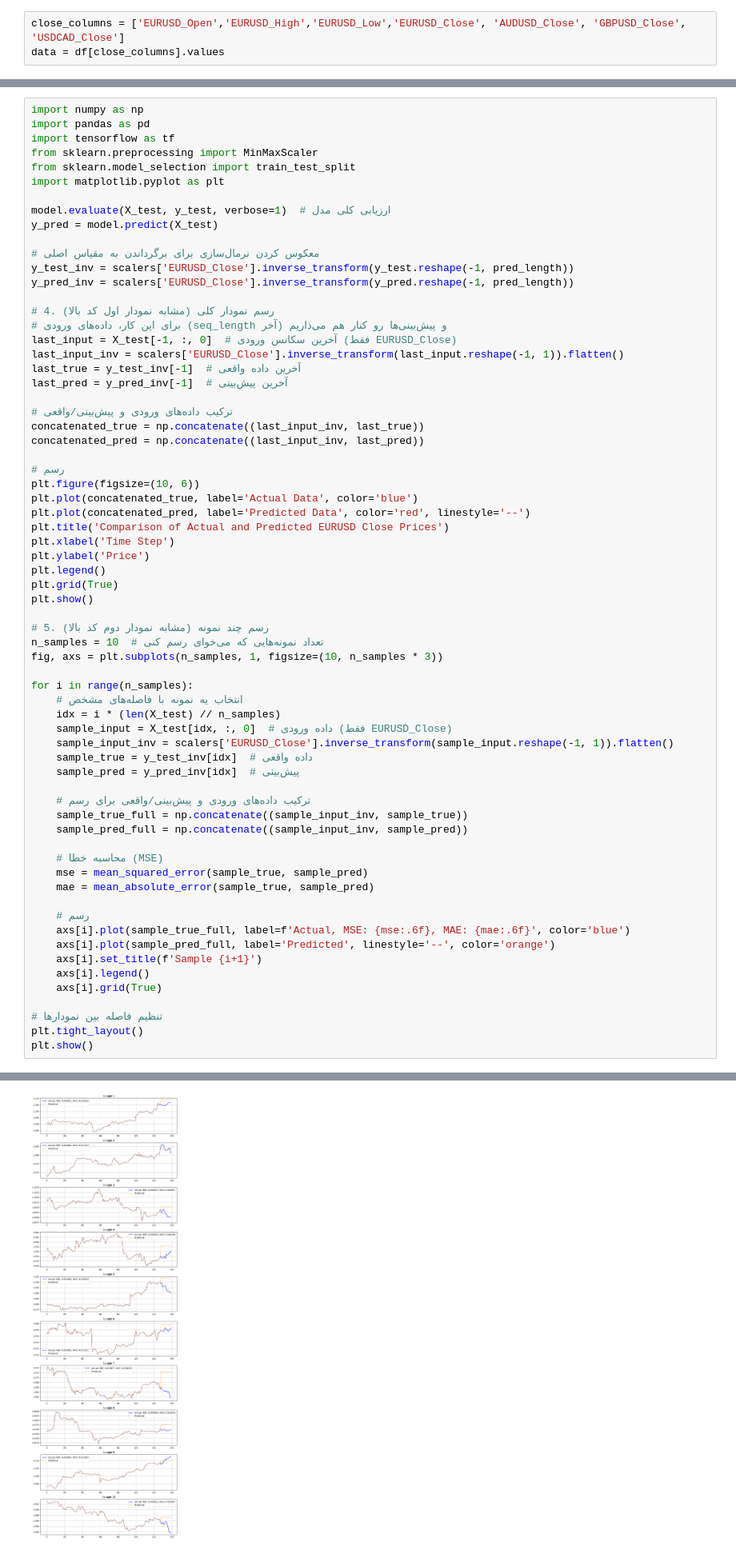
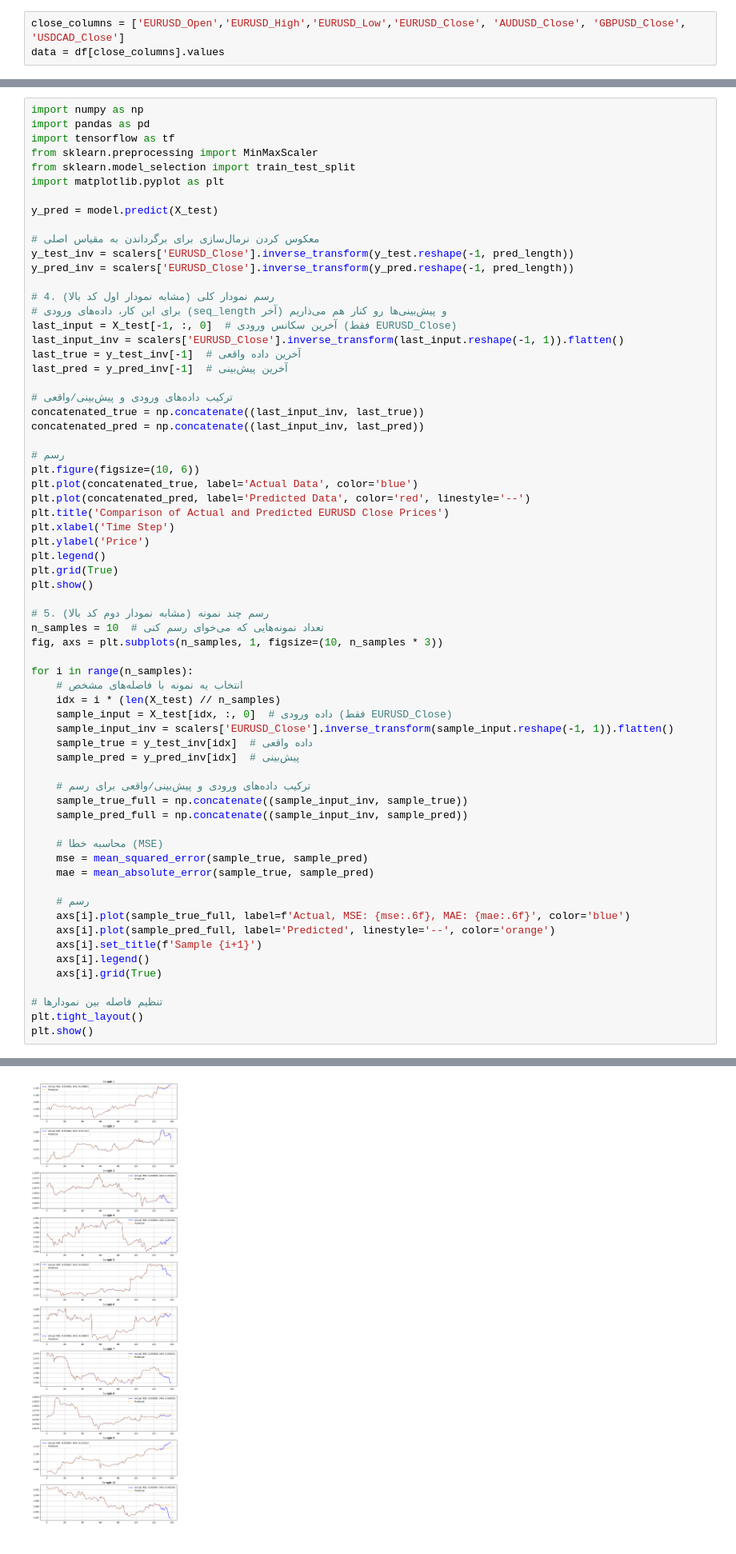
Before and after one commit to mostafamhmdi/alpha-niroo, a Jupyter notebook: seq2seq.ipynb, the cells around one changed output, grey strips where cells are left out. Shown at 80% size. Saved outputs shown, nothing was run; the diff lists cells and outputs as text.

```diff
--- a/seq2seq.ipynb
+++ b/seq2seq.ipynb
@@ -377,7 +382,6 @@ from sklearn.preprocessing import MinMaxScaler
 from sklearn.model_selection import train_test_split
 import matplotlib.pyplot as plt
 
-model.evaluate(X_test, y_test, verbose=1)  # ارزیابی کلی مدل
 y_pred = model.predict(X_test)
 
 # معکوس کردن نرمال‌سازی برای برگرداندن به مقیاس اصلی
@@ -443 +446 @@ plt.show()
-[figure, old version]
+[figure, new version]
```
Also changed, not shown: parts of 14 cells of this notebook.
